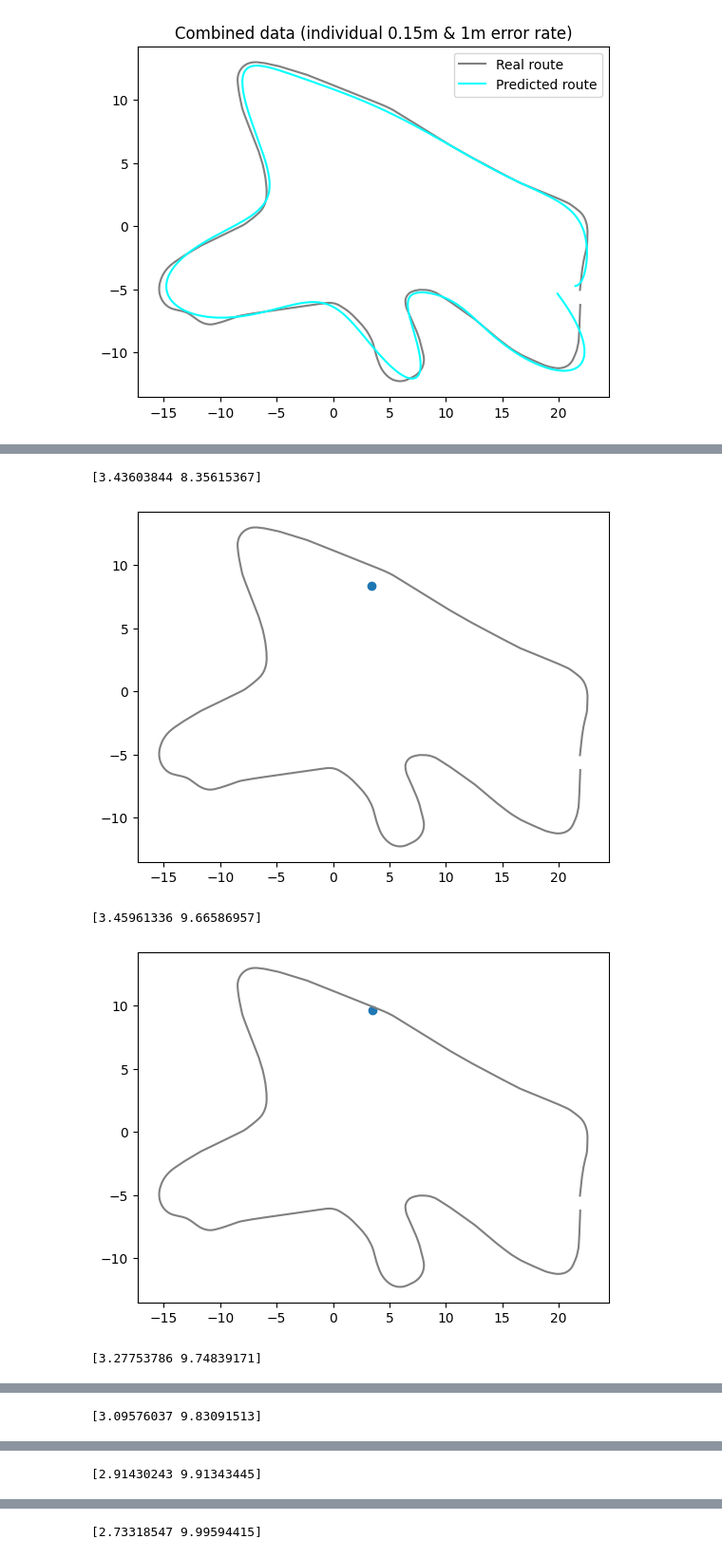
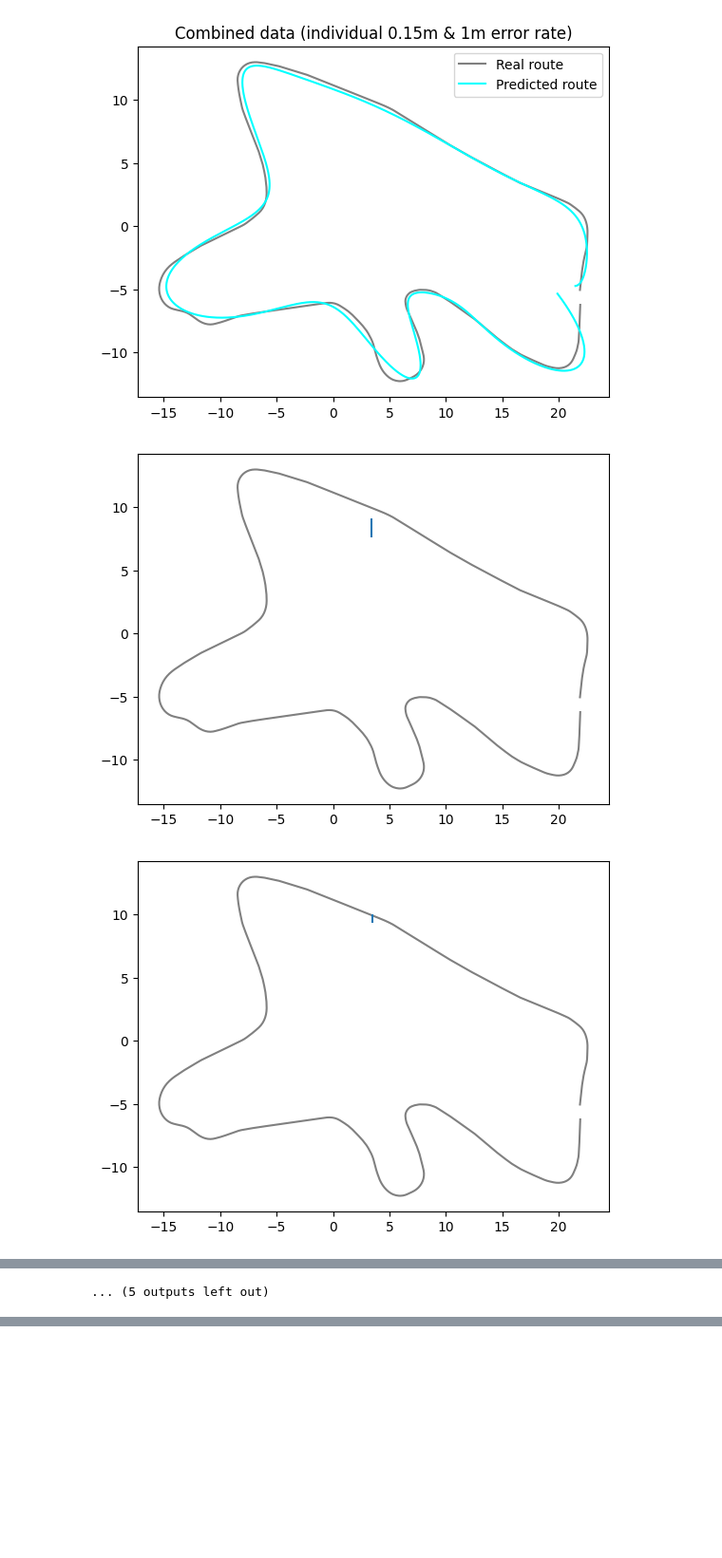
Before and after one commit to Miikkasna/gploc, a Jupyter notebook: gaussian process localization.ipynb, the cells around one changed output, grey strips where cells are left out. Shown: that part at 95% size. Drawn from its saved outputs; the diff is of its cells as text; code cells hidden in the pictures; blank space fills up the shorter version.

Commit message:
real time continues

```diff
--- a/gaussian process localization.ipynb
+++ b/gaussian process localization.ipynb
@@ -121,29 +121,34 @@ plt.savefig('Combined_individual_route.png')
 # %%
 # Real-time prediction
 import matplotlib.pyplot as plt
 from sklearn.gaussian_process import GaussianProcessRegressor
 from sklearn.gaussian_process.kernels import RBF
 
 kernel = 1.0 * RBF(length_scale=1.0, length_scale_bounds=(1e-3, 1000.0))
 gpr = GaussianProcessRegressor(kernel=kernel, alpha=alphas3, random_state=0, n_restarts_optimizer=100)
 
 
 for i in range(200, real_pos.shape[0]):
     limit1 = np.argwhere(data1[:, 0] < real_pos[i, 0])[:, 0]
     limit2 = np.argwhere(data2[:, 0] < real_pos[i, 0])[:, 0]
 
     X_train = np.vstack((X_train1[limit1], X_train2[limit2]))
     Y_train = np.vstack((Y_train1[limit1], Y_train2[limit2]))
 
     alphas = np.hstack((alphas1[limit1].ravel(), alphas2[limit2].ravel()))
 
 
     gpr = GaussianProcessRegressor(kernel=kernel, alpha=alphas, random_state=0, n_restarts_optimizer=100)
     gpr.fit(X_train, Y_train)
-    pred = gpr.predict(real_pos[i, 0].reshape(1, -11))[0]
-    print(pred)
+    pred, std = gpr.predict(real_pos[i, 0].reshape(1, -11), return_std=True)
+    pred = pred[0]
+    std = std[0][0]
 
     plt.plot(real_pos[:, 2], real_pos[:, 3], 'grey')
-    plt.scatter(pred[0], pred[1])
+    #plt.scatter(pred[0], pred[1], s=std*100)
+    plt.errorbar(pred[0], pred[1], yerr=std)
+    #plt.scatter(pred[0], pred[1], marker='x')
     plt.show()
 # %% [output]
+[figure, new version]
+[figure]
@@ -150,5 +165 @@ for i in range(200, real_pos.shape[0]):
-[3.43603844 8.35615367]
+... (5 outputs left out)
-[figure, old version]
-[3.45961336 9.66586957]
-[figure]
-[3.27753786 9.74839171]
@@ -156 +165,0 @@ for i in range(200, real_pos.shape[0]):
-[3.09576037 9.83091513]
@@ -158 +165,0 @@ for i in range(200, real_pos.shape[0]):
-[2.91430243 9.91343445]
@@ -160 +165,0 @@ for i in range(200, real_pos.shape[0]):
-[2.73318547 9.99594415]
```
Also changed, not shown: parts of 1 cell of this notebook.
